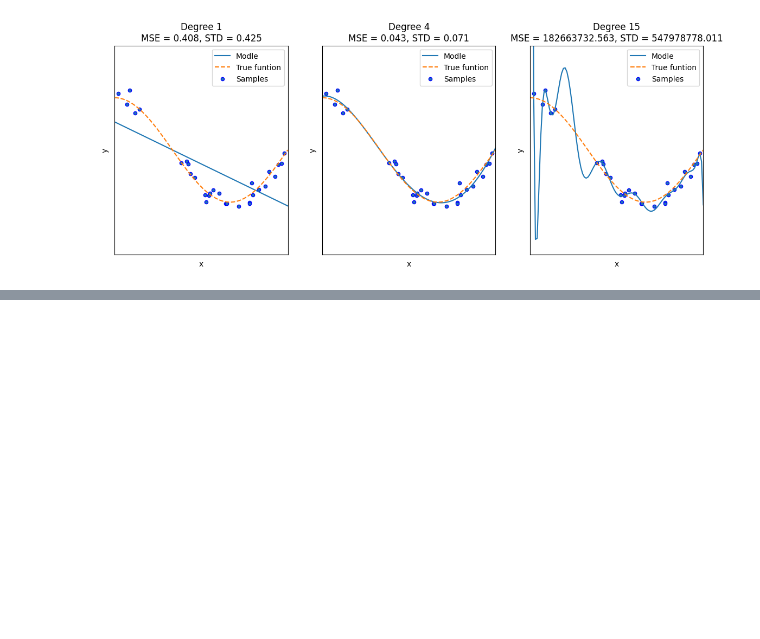
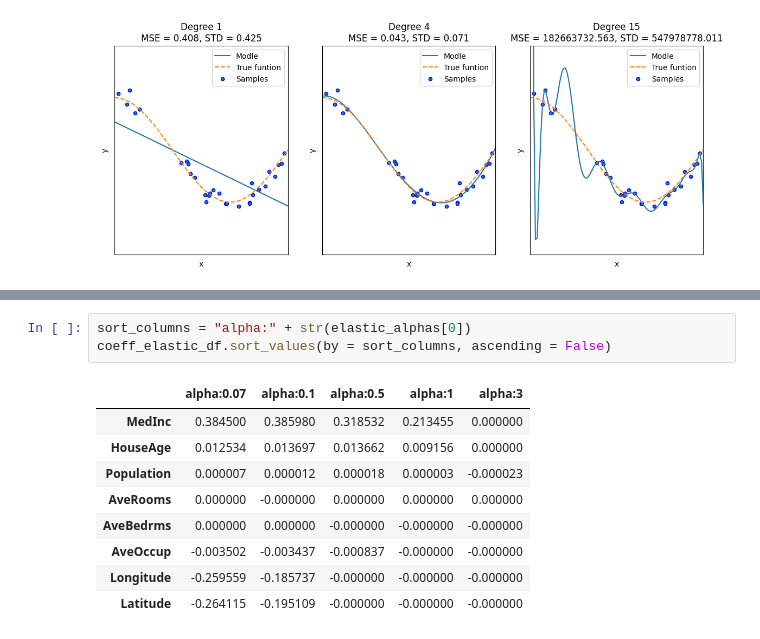
Before and after one commit to YoonTae98/machine_learning, a Jupyter notebook: ch05/5_1.ipynb, the cells around one changed output, grey strips where cells are left out. Drawn from its saved outputs; the diff is of its cells as text; blank space fills up the shorter version.

```diff
--- a/ch05/5_1.ipynb
+++ b/ch05/5_1.ipynb
@@ -249,0 +381,13 @@ plt.show()
+# %%
+sort_columns = "alpha:" + str(elastic_alphas[0])
+coeff_elastic_df.sort_values(by = sort_columns, ascending = False)
+# %% [output]
+|  | alpha:0.07 | alpha:0.1 | alpha:0.5 | alpha:1 | alpha:3 |
+| MedInc | 0.384500 | 0.385980 | 0.318532 | 0.213455 | 0.000000 |
+| HouseAge | 0.012534 | 0.013697 | 0.013662 | 0.009156 | 0.000000 |
+| Population | 0.000007 | 0.000012 | 0.000018 | 0.000003 | -0.000023 |
+| AveRooms | 0.000000 | -0.000000 | 0.000000 | 0.000000 | 0.000000 |
+| AveBedrms | 0.000000 | 0.000000 | -0.000000 | -0.000000 | -0.000000 |
+| AveOccup | -0.003502 | -0.003437 | -0.000837 | -0.000000 | -0.000000 |
+| Longitude | -0.259559 | -0.185737 | -0.000000 | -0.000000 | -0.000000 |
+| Latitude | -0.264115 | -0.195109 | -0.000000 | -0.000000 | -0.000000 |
```
Also changed, not shown: parts of 8 cells of this notebook, 4 other files.
